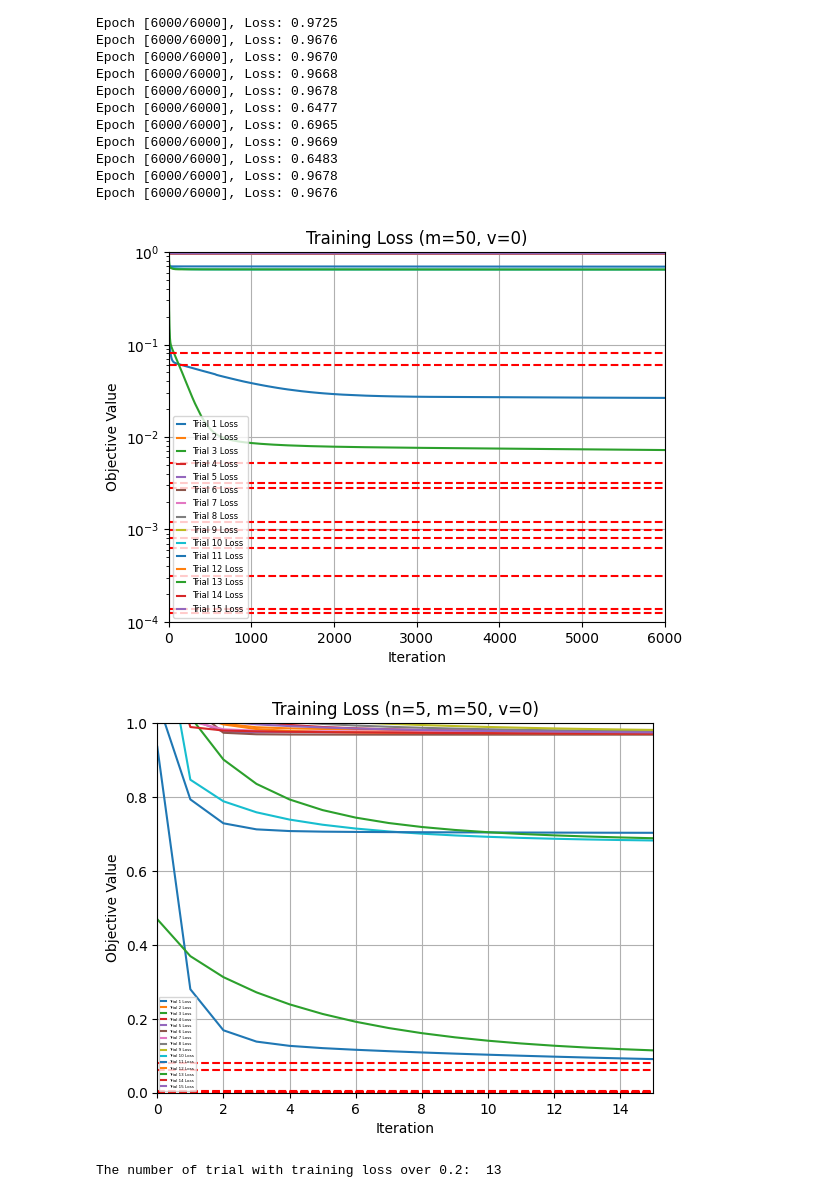
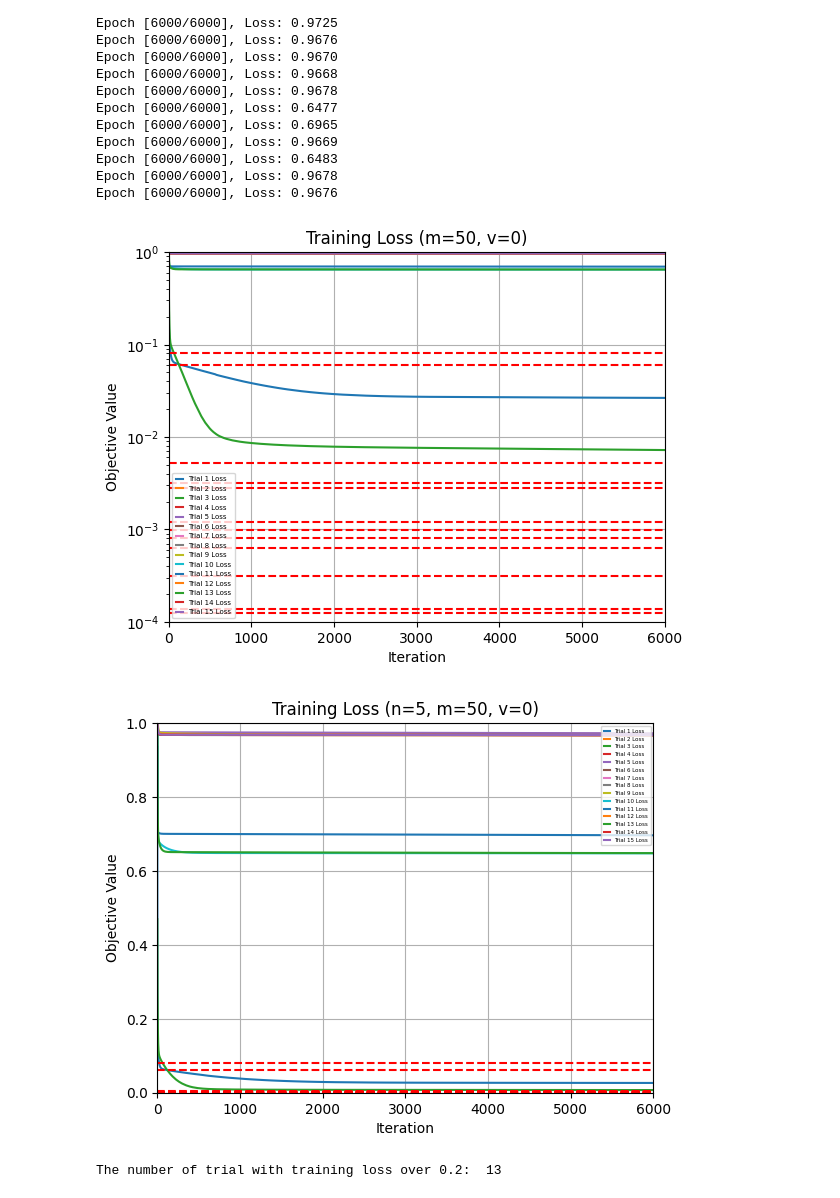
Before and after one commit to hw581/Partlll_Essay, a Jupyter notebook: conv_SGD_rand.ipynb, the cells around one changed output. Saved outputs shown, nothing was run; the diff lists cells and outputs as text; code cells hidden in the pictures.

```diff
--- a/conv_SGD_rand.ipynb
+++ b/conv_SGD_rand.ipynb
@@ -294,7 +294,7 @@ for trial in range(num_trials):
     ax.plot(range(num_epochs), all_losses[trial], label=f'Trial {trial + 1} Loss', linestyle='-') # Plot on the axes object
     # Plot a horizontal line indicating the optimal value
     ax.axhline(y=all_min[trial], color='r', linestyle='--')
-ax.set_ylim(bottom=1e-4, top=1.0)
+ax.set_ylim(bottom=1e-4, top=1)
 ax.set_xlim(left=0, right=num_epochs)
 ax.set_xlabel('Iteration')
 ax.set_ylabel('Objective Value')
@@ -306,32 +306,32 @@ ax.grid(True)
 ax.set_yscale('log')
 
 # Display the legend
-ax.legend(loc='lower left',prop={'size': 6}, borderpad=0.5, handlelength=1, handleheight=0.5)
+ax.legend(loc='lower left',prop={'size': 5}, borderpad=0.5, handlelength=1, handleheight=0.5)
 
 
 plt.show()
 # %% [output]
-[figure, old version]
+[figure, new version]
 # %%
 # Plot the loss over the number of epochs
 for trial in range(num_trials):
     plt.plot(range(num_epochs), all_losses[trial], label=f'Trial {trial + 1} Loss', linestyle='-')
     plt.axhline(y=all_min[trial], color='r', linestyle='--')
 
 plt.ylim(bottom=0, top=1)
-plt.xlim(left=0, right=num_trials)
+plt.xlim(left=0, right=num_epochs)
 plt.xlabel('Iteration')
 plt.ylabel('Objective Value')
 plt.title(f'Training Loss (n={n}, m={m}, v=0)')
 
 plt.grid(True)
 
 # Display the legend
-plt.legend(loc='lower left',prop={'size': 3}, borderpad=0.5, handlelength=1, handleheight=0.5)
+plt.legend(loc='upper right',prop={'size': 4}, borderpad=0.5, handlelength=1, handleheight=0.5)
 
 plt.show()
 # %% [output]
-[figure, old version]
+[figure, new version]
 # %%
 #Set p to see how many trials is over p
 p=0.2
```
Also changed, not shown: parts of 1 cell of this notebook.
